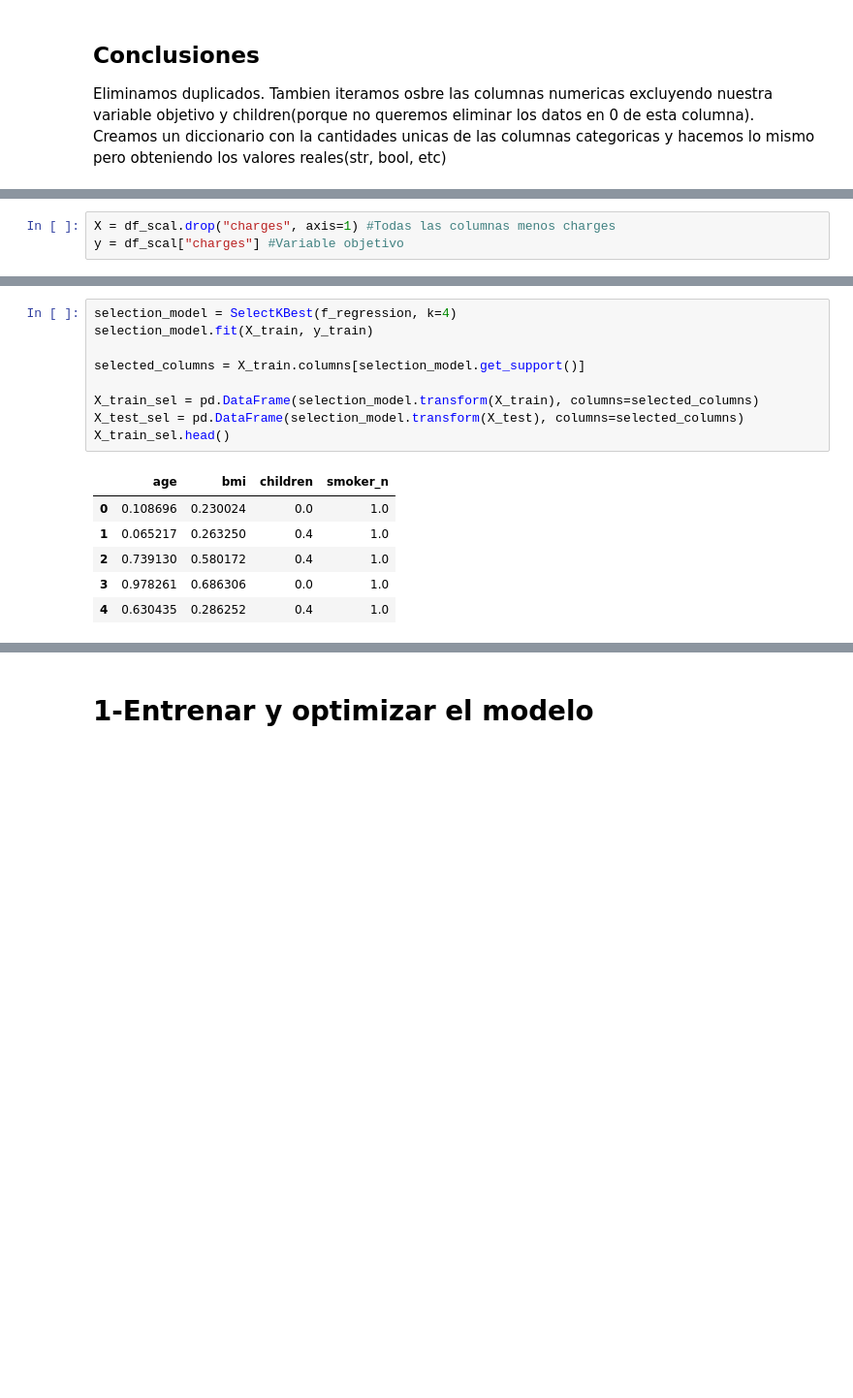
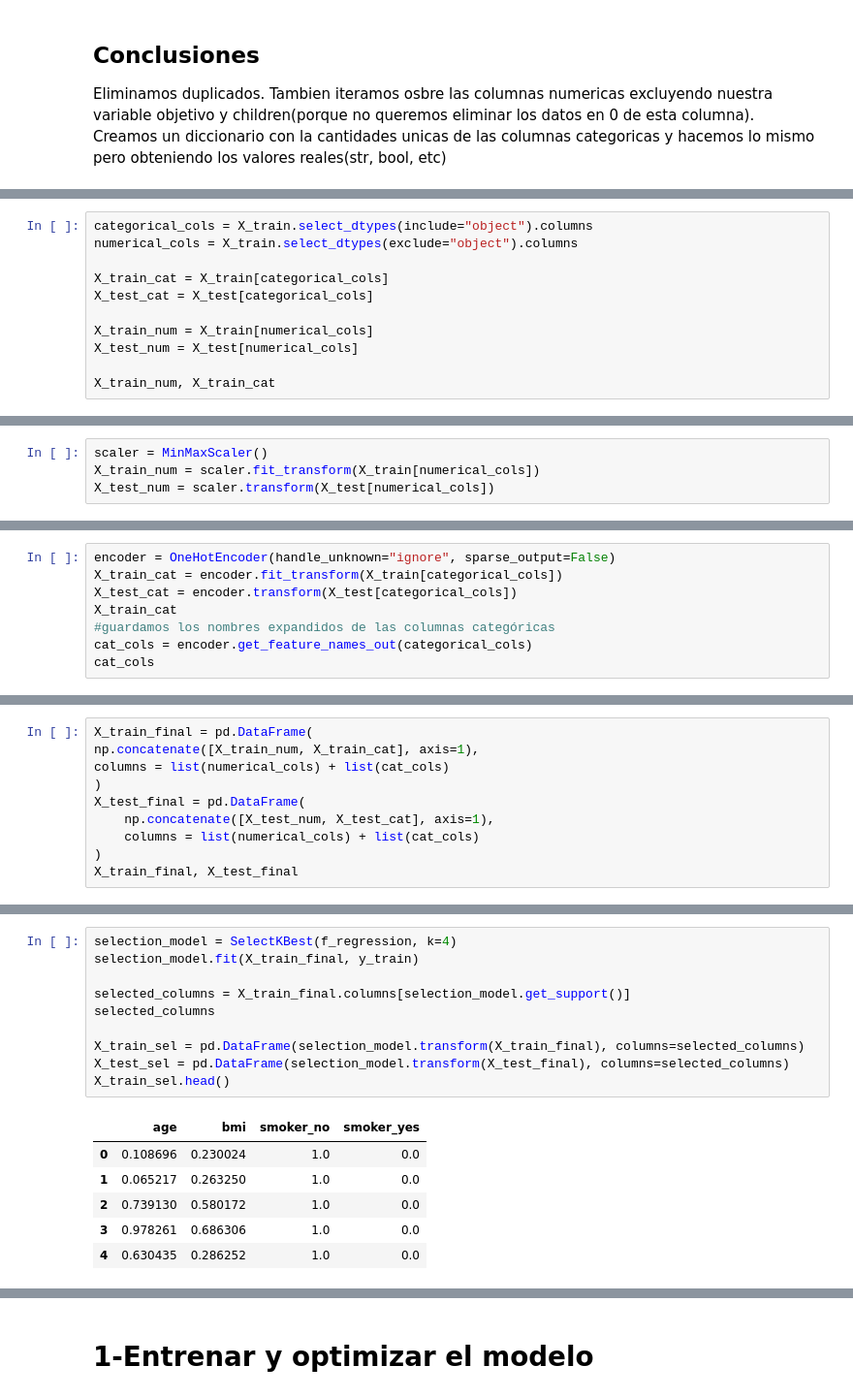
Before and after one commit to 4GeeksAcademy/Elreno23-machine-learning-python-template, a Jupyter notebook: src/02-linear-regression-medical-insurance-cost.ipynb, the cells around one changed output, grey strips where cells are left out. Shown at 97% size. Cells and saved outputs as stored; diff of their text form; blank space fills up the shorter version.

```diff
--- a/src/02-linear-regression-medical-insurance-cost.ipynb
+++ b/src/02-linear-regression-medical-insurance-cost.ipynb
@@ -146,0 +113,11 @@ Aplicamos MinMaxScaler a las variables predictoras numericas y categoricas ya co
+# %%
+categorical_cols = X_train.select_dtypes(include="object").columns
+numerical_cols = X_train.select_dtypes(exclude="object").columns
+
+X_train_cat = X_train[categorical_cols]
+X_test_cat = X_test[categorical_cols]
+
+X_train_num = X_train[numerical_cols]
+X_test_num = X_test[numerical_cols]
+
+X_train_num, X_train_cat
@@ -151,3 +144,4 @@ Aplicamos MinMaxScaler a las variables predictoras numericas y categoricas ya co
 # %%
-X = df_scal.drop("charges", axis=1) #Todas las columnas menos charges
-y = df_scal["charges"] #Variable objetivo
+scaler = MinMaxScaler()
+X_train_num = scaler.fit_transform(X_train[numerical_cols])
+X_test_num = scaler.transform(X_test[numerical_cols])
@@ -153,0 +150,8 @@ y = df_scal["charges"] #Variable objetivo
+# %%
+encoder = OneHotEncoder(handle_unknown="ignore", sparse_output=False)
+X_train_cat = encoder.fit_transform(X_train[categorical_cols])
+X_test_cat = encoder.transform(X_test[categorical_cols])
+X_train_cat
+#guardamos los nombres expandidos de las columnas categóricas
+cat_cols = encoder.get_feature_names_out(categorical_cols)
+cat_cols
@@ -188,0 +166,10 @@ Dividimos el df en dos subconjuntos, el 80% de los datos para entrenar el modelo
+# %%
+X_train_final = pd.DataFrame(
+np.concatenate([X_train_num, X_train_cat], axis=1),
+columns = list(numerical_cols) + list(cat_cols)
+)
+X_test_final = pd.DataFrame(
+    np.concatenate([X_test_num, X_test_cat], axis=1),
+    columns = list(numerical_cols) + list(cat_cols)
+)
+X_train_final, X_test_final
@@ -189,19 +197,20 @@ Dividimos el df en dos subconjuntos, el 80% de los datos para entrenar el modelo
 # %%
 selection_model = SelectKBest(f_regression, k=4)
-selection_model.fit(X_train, y_train)
+selection_model.fit(X_train_final, y_train)
 
-selected_columns = X_train.columns[selection_model.get_support()]
+selected_columns = X_train_final.columns[selection_model.get_support()]
+selected_columns
 
-X_train_sel = pd.DataFrame(selection_model.transform(X_train), columns=selected_columns)
-X_test_sel = pd.DataFrame(selection_model.transform(X_test), columns=selected_columns)
+X_train_sel = pd.DataFrame(selection_model.transform(X_train_final), columns=selected_columns)
+X_test_sel = pd.DataFrame(selection_model.transform(X_test_final), columns=selected_columns)
 X_train_sel.head()
 # %% [output]
-|  | age | bmi | children | smoker_n |
-| 0 | 0.108696 | 0.230024 | 0.0 | 1.0 |
-| 1 | 0.065217 | 0.263250 | 0.4 | 1.0 |
-| 2 | 0.739130 | 0.580172 | 0.4 | 1.0 |
-| 3 | 0.978261 | 0.686306 | 0.0 | 1.0 |
-| 4 | 0.630435 | 0.286252 | 0.4 | 1.0 |
+|  | age | bmi | smoker_no | smoker_yes |
+| 0 | 0.108696 | 0.230024 | 1.0 | 0.0 |
+| 1 | 0.065217 | 0.263250 | 1.0 | 0.0 |
+| 2 | 0.739130 | 0.580172 | 1.0 | 0.0 |
+| 3 | 0.978261 | 0.686306 | 1.0 | 0.0 |
+| 4 | 0.630435 | 0.286252 | 1.0 | 0.0 |
 # %% [markdown]
 ## Conclusiones
 
```
Also changed, not shown: parts of 29 cells of this notebook, 1 other file.
